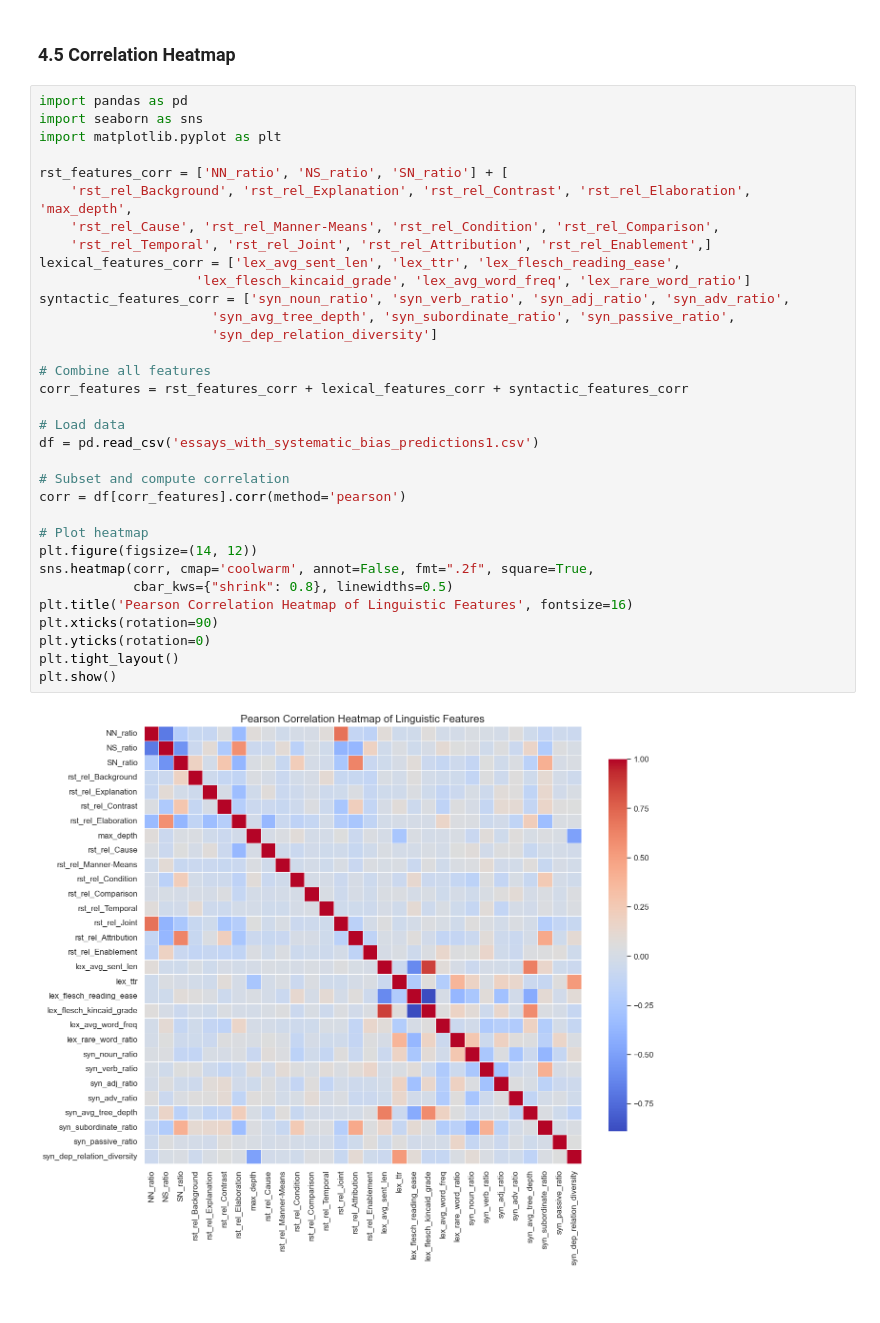
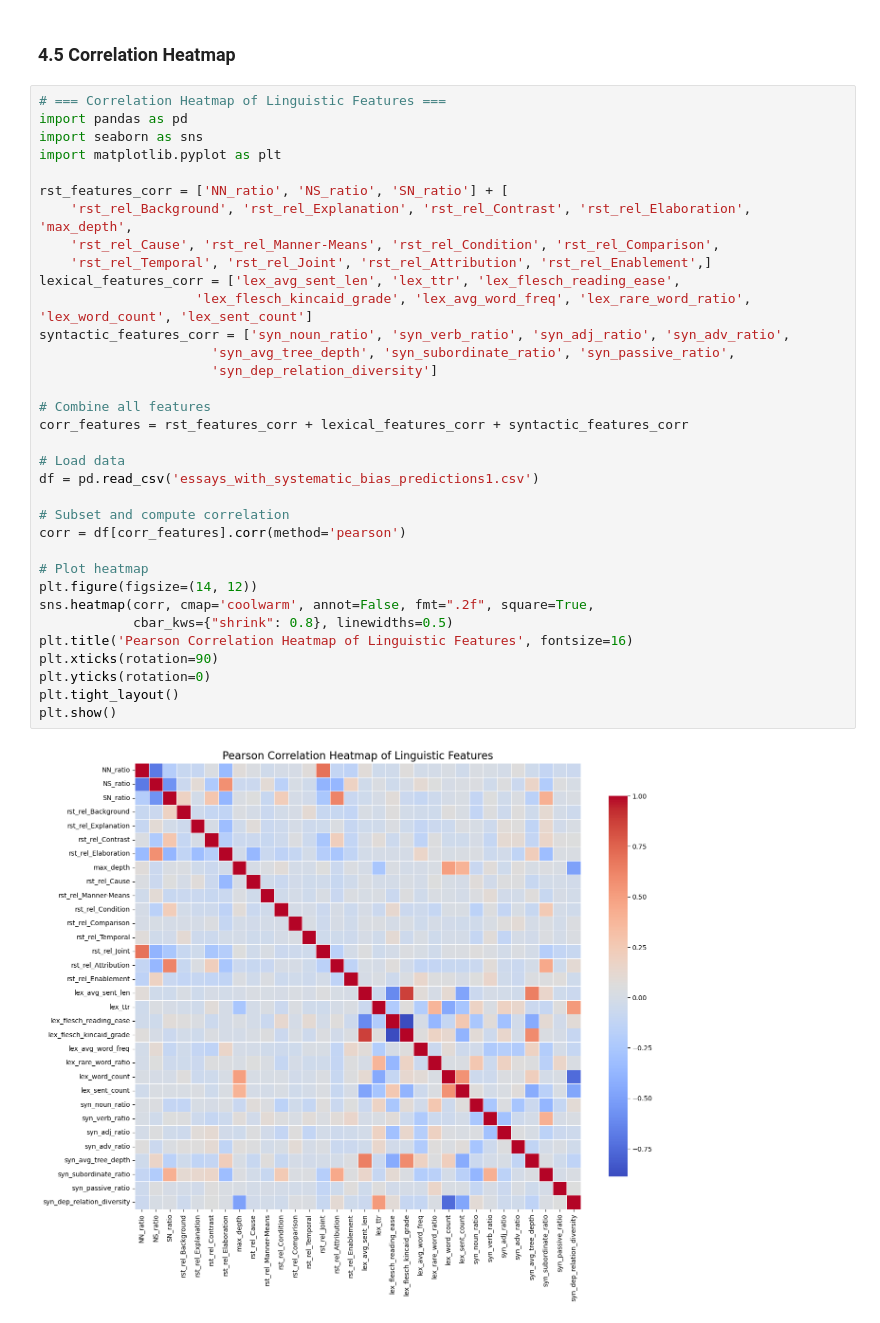
Before and after one commit to Triet00/Systematic-Bias-Detection-in-AES, a Jupyter notebook: Thesis Code.ipynb, the cells around one changed output. Cells and saved outputs as stored; diff of their text form.

```diff
--- a/Thesis Code.ipynb
+++ b/Thesis Code.ipynb
@@ -3353,37 +3389,38 @@ Generating SHAP Visualizations
 # %% [markdown]
 ### 4.5 Correlation Heatmap
 # %%
+# === Correlation Heatmap of Linguistic Features ===
 import pandas as pd
 import seaborn as sns
 import matplotlib.pyplot as plt
 
 rst_features_corr = ['NN_ratio', 'NS_ratio', 'SN_ratio'] + [
     'rst_rel_Background', 'rst_rel_Explanation', 'rst_rel_Contrast', 'rst_rel_Elaboration', 'max_depth',
     'rst_rel_Cause', 'rst_rel_Manner-Means', 'rst_rel_Condition', 'rst_rel_Comparison',
     'rst_rel_Temporal', 'rst_rel_Joint', 'rst_rel_Attribution', 'rst_rel_Enablement',]
 lexical_features_corr = ['lex_avg_sent_len', 'lex_ttr', 'lex_flesch_reading_ease',
-                    'lex_flesch_kincaid_grade', 'lex_avg_word_freq', 'lex_rare_word_ratio']
+                    'lex_flesch_kincaid_grade', 'lex_avg_word_freq', 'lex_rare_word_ratio', 'lex_word_count', 'lex_sent_count']
 syntactic_features_corr = ['syn_noun_ratio', 'syn_verb_ratio', 'syn_adj_ratio', 'syn_adv_ratio',
                       'syn_avg_tree_depth', 'syn_subordinate_ratio', 'syn_passive_ratio',
                       'syn_dep_relation_diversity']
 
 # Combine all features
 corr_features = rst_features_corr + lexical_features_corr + syntactic_features_corr
 
 # Load data
 df = pd.read_csv('essays_with_systematic_bias_predictions1.csv')
 
 # Subset and compute correlation
 corr = df[corr_features].corr(method='pearson')
 
 # Plot heatmap
 plt.figure(figsize=(14, 12))
 sns.heatmap(corr, cmap='coolwarm', annot=False, fmt=".2f", square=True,
             cbar_kws={"shrink": 0.8}, linewidths=0.5)
 plt.title('Pearson Correlation Heatmap of Linguistic Features', fontsize=16)
 plt.xticks(rotation=90)
 plt.yticks(rotation=0)
 plt.tight_layout()
 plt.show()
 # %% [output]
-[figure, old version]
+[figure, new version]
```
Also changed, not shown: parts of 12 cells of this notebook.
